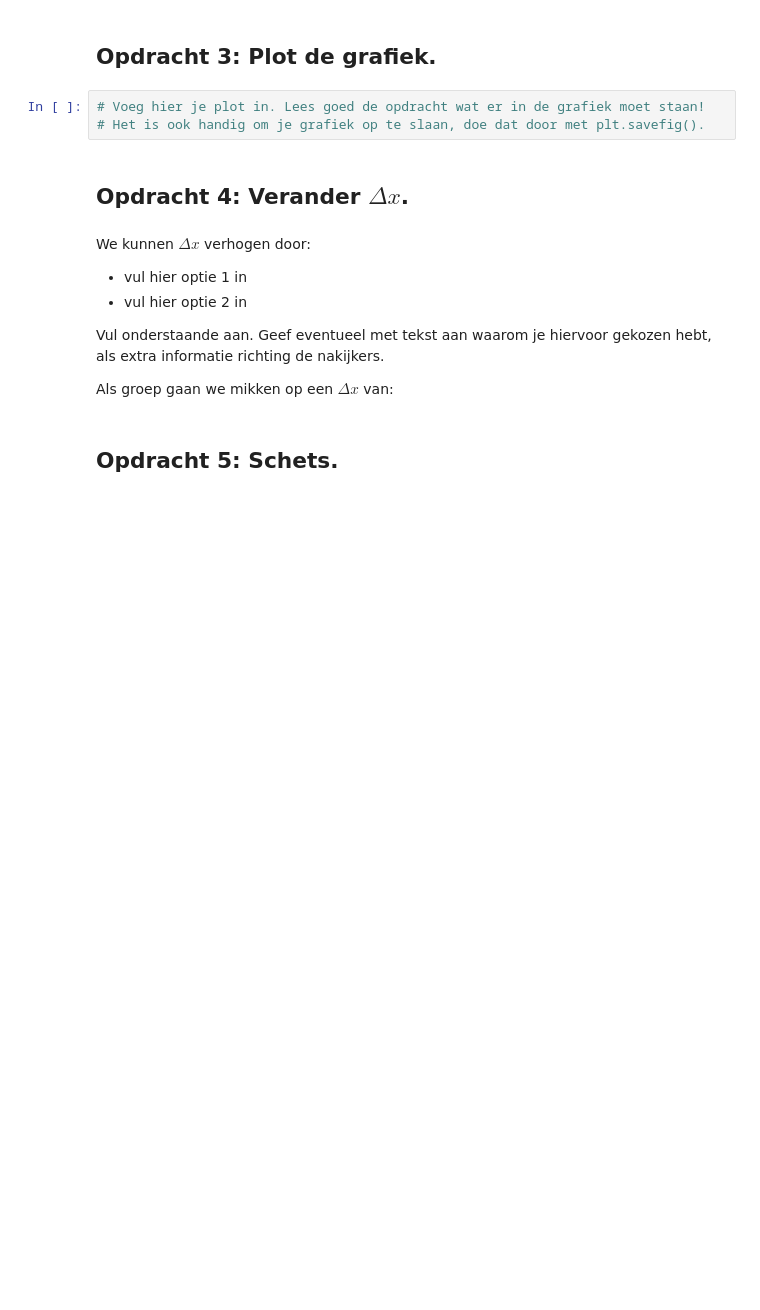
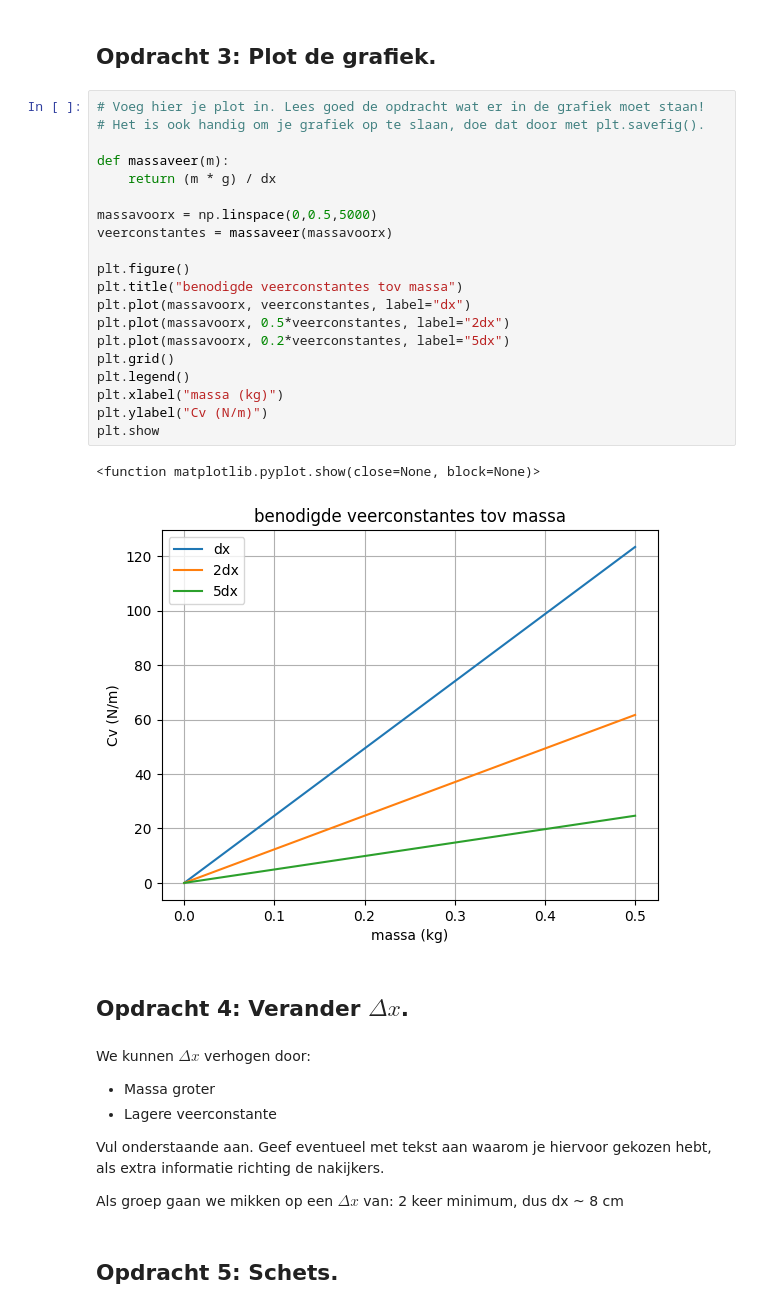
Before and after one commit to OLvanVelze/opdrachten-DEF-D-OVV, a Jupyter notebook: FysiekeOntwerpopdrachten/5MaakEenOpstellingTrillingsvrij/Ontwerpopdracht5MaakEenOpstellingTrillingsvrijInvulTemplate.ipynb, the cells around one changed output. Cells and saved outputs as stored; diff of their text form; blank space fills up the shorter version.

```diff
--- a/FysiekeOntwerpopdrachten/5MaakEenOpstellingTrillingsvrij/Ontwerpopdracht5MaakEenOpstellingTrillingsvrijInvulTemplate.ipynb
+++ b/FysiekeOntwerpopdrachten/5MaakEenOpstellingTrillingsvrij/Ontwerpopdracht5MaakEenOpstellingTrillingsvrijInvulTemplate.ipynb
@@ -90,17 +96,37 @@ plt.show
 # %%
 # Voeg hier je plot in. Lees goed de opdracht wat er in de grafiek moet staan!
 # Het is ook handig om je grafiek op te slaan, doe dat door met plt.savefig().
+
+def massaveer(m):
+    return (m * g) / dx
+
+massavoorx = np.linspace(0,0.5,5000)
+veerconstantes = massaveer(massavoorx)
+
+plt.figure()
+plt.title("benodigde veerconstantes tov massa")
+plt.plot(massavoorx, veerconstantes, label="dx")
+plt.plot(massavoorx, 0.5*veerconstantes, label="2dx")
+plt.plot(massavoorx, 0.2*veerconstantes, label="5dx")
+plt.grid()
+plt.legend()
+plt.xlabel("massa (kg)")
+plt.ylabel("Cv (N/m)")
+plt.show
+# %% [output]
+<function matplotlib.pyplot.show(close=None, block=None)>
+[figure, added]
 # %% [markdown]
 ## Opdracht 4: Verander $\Delta x$.
 # %% [markdown]
 We kunnen $\Delta x$ verhogen door:
 
-- vul hier optie 1 in
-- vul hier optie 2 in
+- Massa groter
+- Lagere veerconstante
 
 Vul onderstaande aan. Geef eventueel met tekst aan waarom je hiervoor gekozen hebt, als extra informatie richting de nakijkers.
 
-Als groep gaan we mikken op een $\Delta x$ van:
+Als groep gaan we mikken op een $\Delta x$ van: 2 keer minimum, dus dx ~ 8 cm
 # %% [markdown]
 ## Opdracht 5: Schets.
 # %% [markdown]
```
Also changed, not shown: parts of 4 cells of this notebook, 1 other file.
